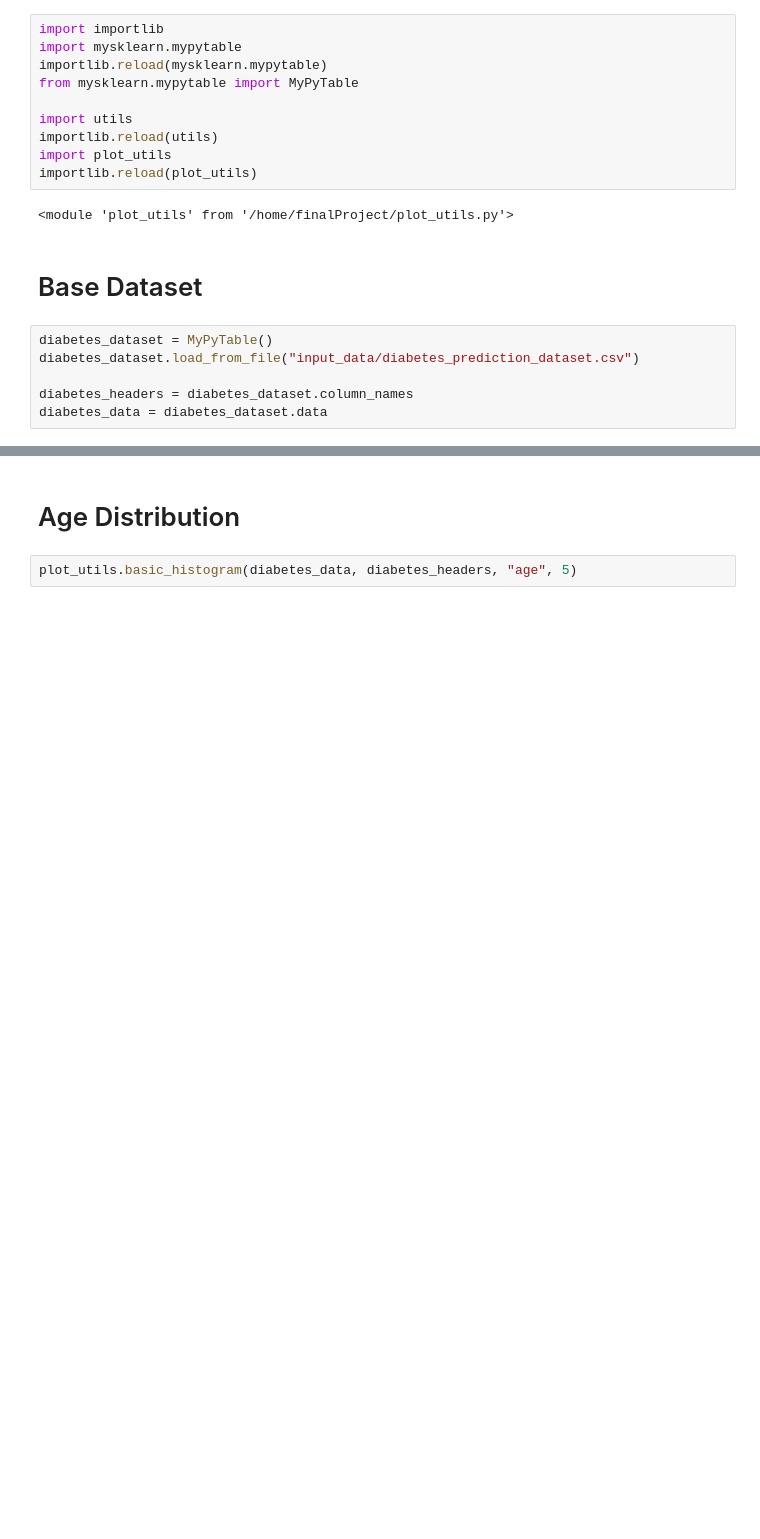
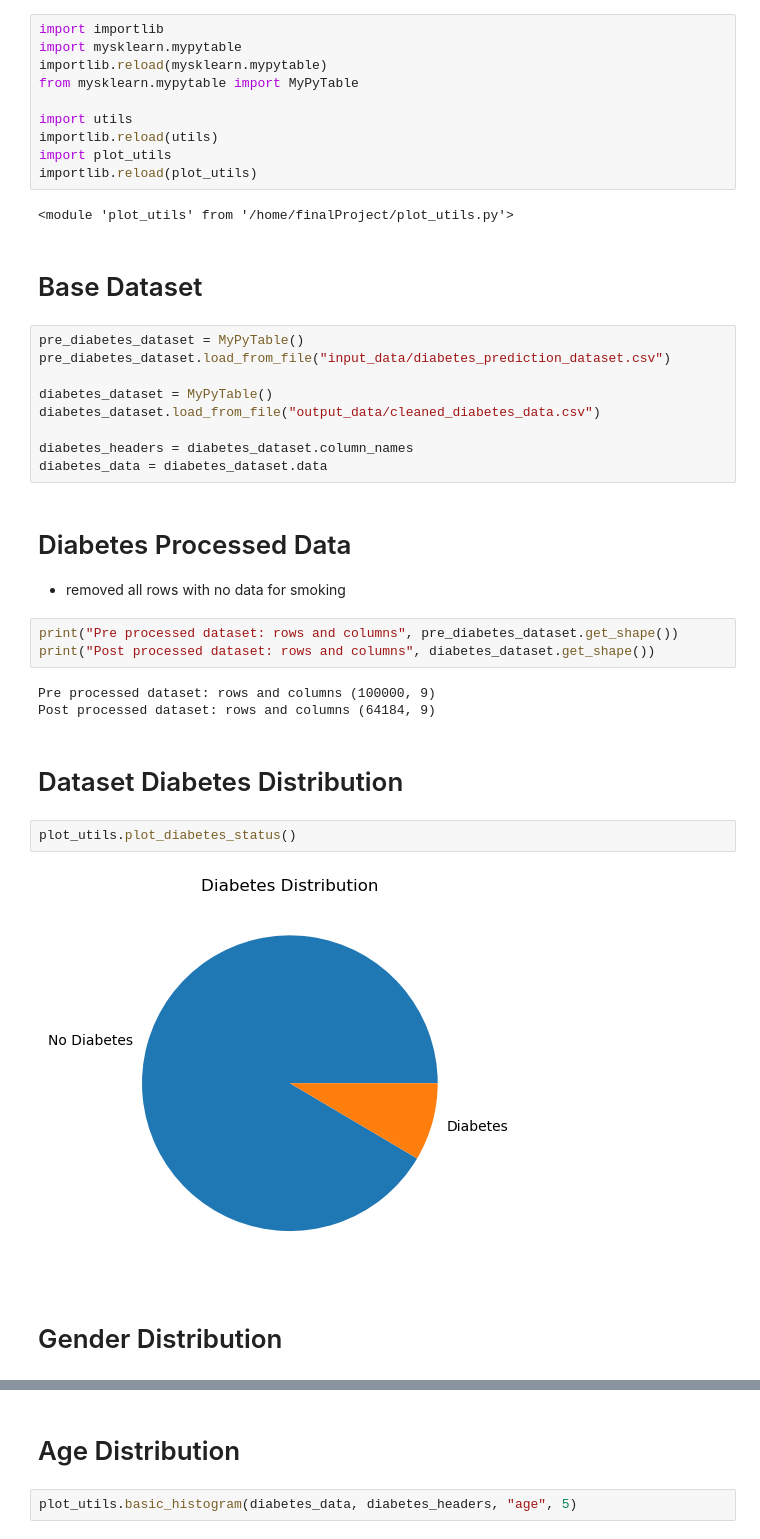
Before and after one commit to ulrichsene/322FinalProject, a Jupyter notebook: diabetesVisualization.ipynb, the cells around one changed output, grey strips where cells are left out. Saved outputs shown, nothing was run; the diff lists cells and outputs as text; blank space fills up the shorter version.

```diff
--- a/diabetesVisualization.ipynb
+++ b/diabetesVisualization.ipynb
@@ -13,8 +13,28 @@ importlib.reload(plot_utils)
 # %% [markdown]
 # Base Dataset
 # %%
+pre_diabetes_dataset = MyPyTable()
+pre_diabetes_dataset.load_from_file("input_data/diabetes_prediction_dataset.csv")
+
 diabetes_dataset = MyPyTable()
-diabetes_dataset.load_from_file("input_data/diabetes_prediction_dataset.csv")
+diabetes_dataset.load_from_file("output_data/cleaned_diabetes_data.csv")
 
 diabetes_headers = diabetes_dataset.column_names
 diabetes_data = diabetes_dataset.data
+# %% [markdown]
+# Diabetes Processed Data
+* removed all rows with no data for smoking
+# %%
+print("Pre processed dataset: rows and columns", pre_diabetes_dataset.get_shape())
+print("Post processed dataset: rows and columns", diabetes_dataset.get_shape())
+# %% [output]
+Pre processed dataset: rows and columns (100000, 9)
+Post processed dataset: rows and columns (64184, 9)
+# %% [markdown]
+# Dataset Diabetes Distribution
+# %%
+plot_utils.plot_diabetes_status()
+# %% [output]
+[figure, added]
+# %% [markdown]
+# Gender Distribution
```
Also changed, not shown: parts of 7 cells of this notebook, 2 other files.
